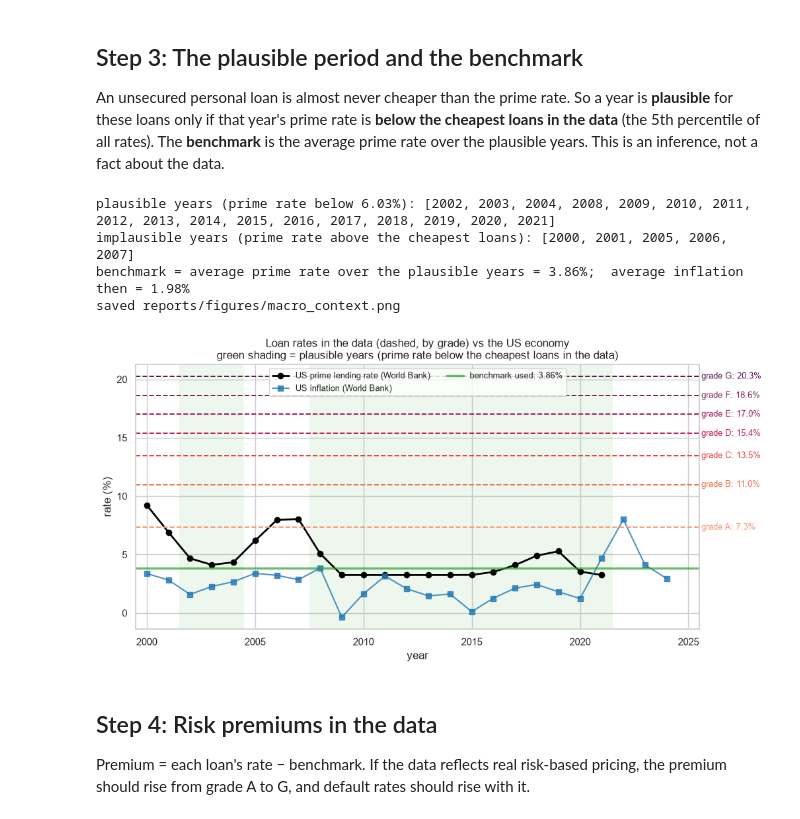
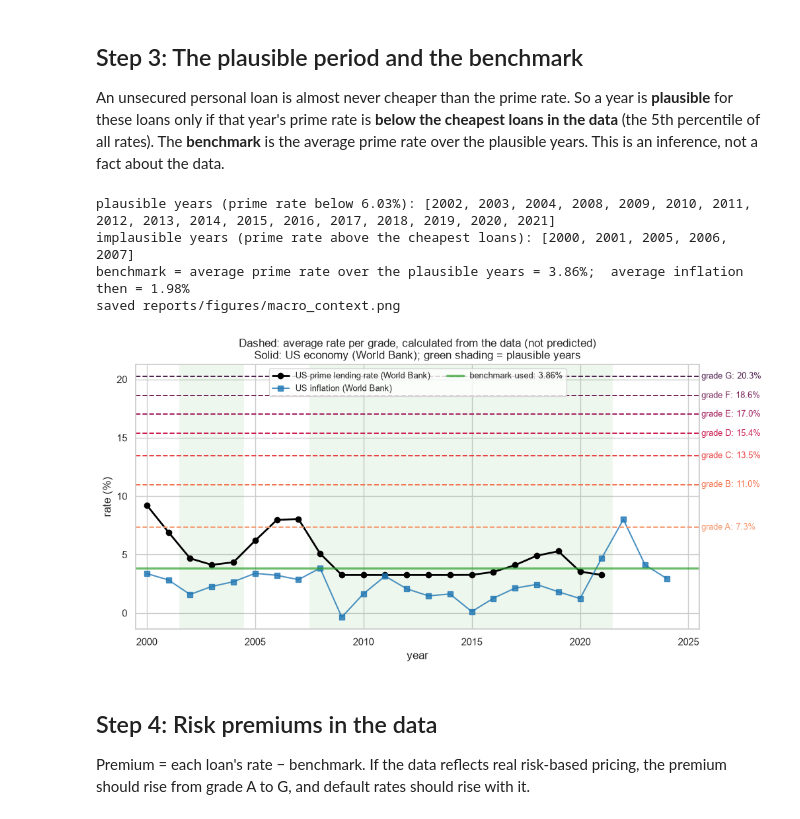
Before and after one commit to JohnShinoj/credit-risk, a Jupyter notebook: notebooks/12_macro_check.ipynb, the cells around one changed output. Drawn from its saved outputs; the diff is of its cells as text; code cells hidden in the pictures.

```diff
--- a/notebooks/12_macro_check.ipynb
+++ b/notebooks/12_macro_check.ipynb
@@ -108,34 +108,34 @@ An unsecured personal loan is almost never cheaper than the prime rate. So a yea
 # %%
 prime = macro["lending rate (prime, %)"].dropna()
 plausible = prime[prime < cheapest].index.tolist()
 BENCH = prime.loc[plausible].mean()
 INFL = macro.loc[plausible, "inflation (%)"].mean()
 print(f"plausible years (prime rate below {cheapest:.2f}%): {plausible}")
 print(f"implausible years (prime rate above the cheapest loans): {[y for y in prime.index if y not in plausible]}")
 print(f"benchmark = average prime rate over the plausible years = {BENCH:.2f}%;  average inflation then = {INFL:.2f}%")
 
 fig, ax = plt.subplots(figsize=(11, 5.2))
 for y in plausible:
     ax.axvspan(y - 0.5, y + 0.5, color="tab:green", alpha=0.08, lw=0)
 ax.plot(prime.index, prime.values, marker="o", color="black", lw=2, label="US prime lending rate (World Bank)")
 ax.plot(macro.index, macro["inflation (%)"], marker="s", color="tab:blue", lw=1.5, alpha=0.8, label="US inflation (World Bank)")
 for g in GRADES:
     ax.axhline(grade_tab.loc[g, "mean_rate"], color=GRADE_COLORS[g], ls="--", lw=1.4)
     ax.text(macro.index.max() + 0.6, grade_tab.loc[g, "mean_rate"], f"grade {g}: {grade_tab.loc[g, 'mean_rate']:.1f}%",
             va="center", fontsize=9, color=GRADE_COLORS[g])
 ax.axhline(BENCH, color="tab:green", lw=2.5, alpha=0.7, label=f"benchmark used: {BENCH:.2f}%")
 ax.set_xlim(macro.index.min() - 0.5, macro.index.max() + 0.5)
 ax.set_xlabel("year"); ax.set_ylabel("rate (%)")
-ax.set_title("Loan rates in the data (dashed, by grade) vs the US economy\n"
-             "green shading = plausible years (prime rate below the cheapest loans in the data)")
+ax.set_title("Dashed: average rate per grade, calculated from the data (not predicted)\n"
+             "Solid: US economy (World Bank); green shading = plausible years")
 ax.legend(loc="upper center", fontsize=9, ncol=2)
 save(fig, "macro_context"); plt.show()
 # %% [output]
 plausible years (prime rate below 6.03%): [2002, 2003, 2004, 2008, 2009, 2010, 2011, 2012, 2013, 2014, 2015, 2016, 2017, 2018, 2019, 2020, 2021]
 implausible years (prime rate above the cheapest loans): [2000, 2001, 2005, 2006, 2007]
 benchmark = average prime rate over the plausible years = 3.86%;  average inflation then = 1.98%
 saved reports/figures/macro_context.png
-[figure, old version]
+[figure, new version]
 # %% [markdown]
 ## Step 4: Risk premiums in the data
 
```
Also changed, not shown: 3 other files.
